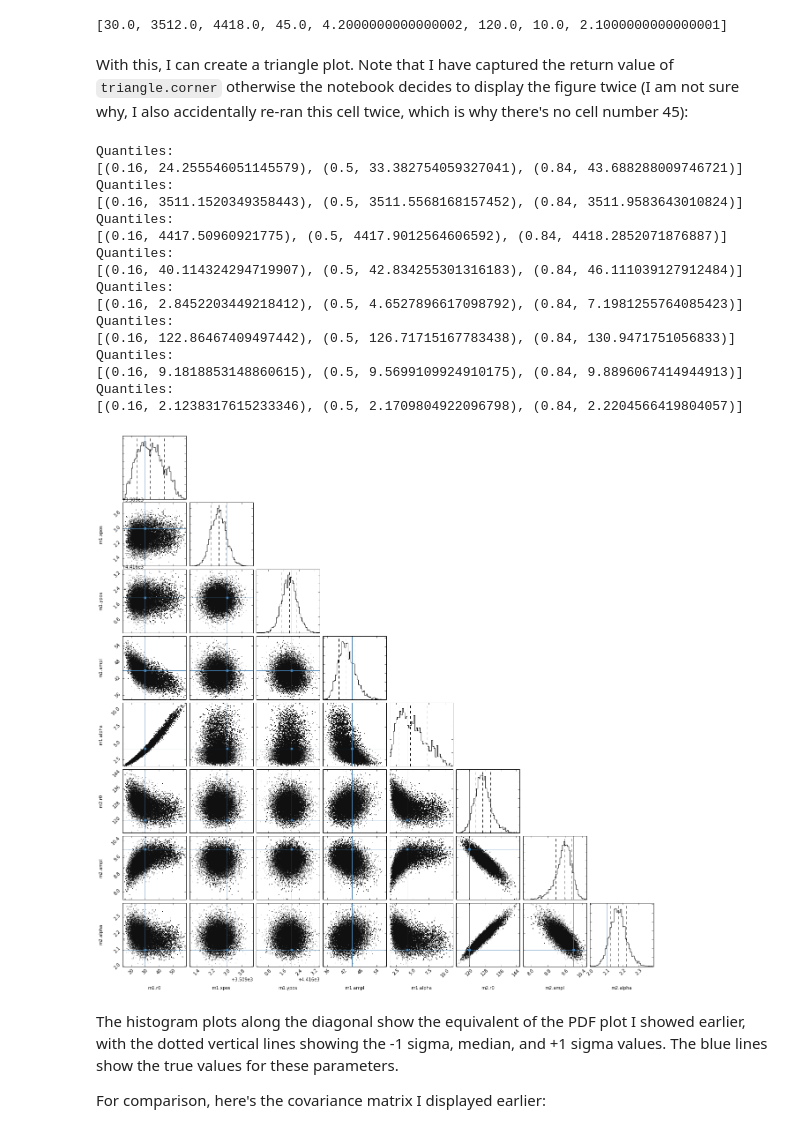
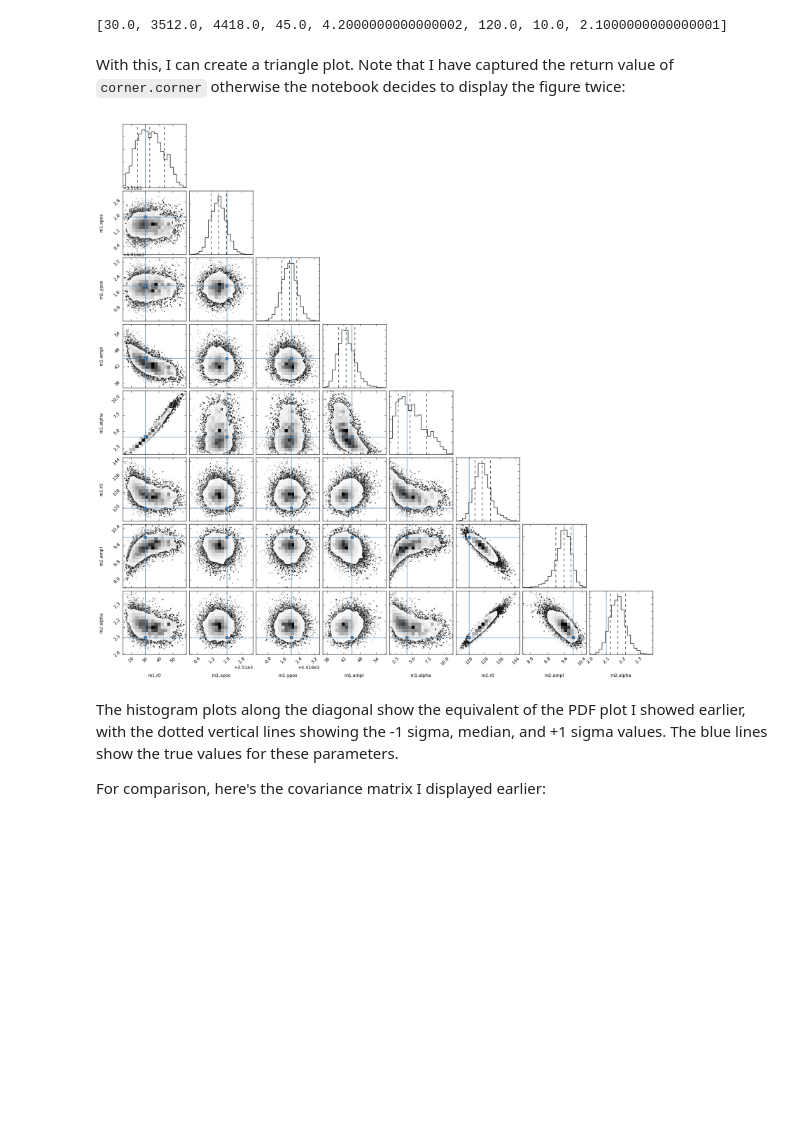
Before and after one commit to DougBurke/sherpa-standalone-notebooks, a Jupyter notebook: simulating and fitting a 2D image (this time with a Bayesian approach).ipynb, the cells around one changed output. Cells and saved outputs as stored; diff of their text form; code cells hidden in the pictures; blank space fills up the shorter version.

```diff
--- a/simulating and fitting a 2D image (this time with a Bayesian approach).ipynb
+++ b/simulating and fitting a 2D image (this time with a Bayesian approach).ipynb
@@ -503,31 +517,14 @@ print(parvals)
 [30.0, 3512.0, 4418.0, 45.0, 4.2000000000000002, 120.0, 10.0, 2.1000000000000001]
 # %% [markdown]
 With this, I can create a triangle plot. Note that I have captured the return
-value of `triangle.corner` otherwise the notebook decides to display the figure
-twice (I am not sure why, I also accidentally re-ran this cell twice, which is why
-there's no cell number 45):
+value of `corner.corner` otherwise the notebook decides to display the figure
+twice:
 # %%
-fig = triangle.corner(pars[:,burnin:].T, labels=parnames,
-                      quantiles=[0.16, 0.5, 0.84],
-                      plot_contours=False, truths=parvals)
+_ = corner.corner(pars[:,burnin:].T, labels=parnames,
+                  quantiles=[0.16, 0.5, 0.84],
+                  plot_contours=False, truths=parvals)
 # %% [output]
-Quantiles:
-[(0.16, 24.255546051145579), (0.5, 33.382754059327041), (0.84, 43.688288009746721)]
-Quantiles:
-[(0.16, 3511.1520349358443), (0.5, 3511.5568168157452), (0.84, 3511.9583643010824)]
-Quantiles:
-[(0.16, 4417.50960921775), (0.5, 4417.9012564606592), (0.84, 4418.2852071876887)]
-Quantiles:
-[(0.16, 40.114324294719907), (0.5, 42.834255301316183), (0.84, 46.111039127912484)]
-Quantiles:
-[(0.16, 2.8452203449218412), (0.5, 4.6527896617098792), (0.84, 7.1981255764085423)]
-Quantiles:
-[(0.16, 122.86467409497442), (0.5, 126.71715167783438), (0.84, 130.9471751056833)]
-Quantiles:
-[(0.16, 9.1818853148860615), (0.5, 9.5699109924910175), (0.84, 9.8896067414944913)]
-Quantiles:
-[(0.16, 2.1238317615233346), (0.5, 2.1709804922096798), (0.84, 2.2204566419804057)]
-[figure, old version]
+[figure, new version]
 # %% [markdown]
 The histogram plots along the diagonal show the equivalent of the PDF plot I showed earlier, with the dotted vertical lines showing the -1 sigma, median, and +1 sigma values. The blue lines show the true values for these parameters.
 
```
Also changed, not shown: parts of 32 cells of this notebook, 1 other file.
